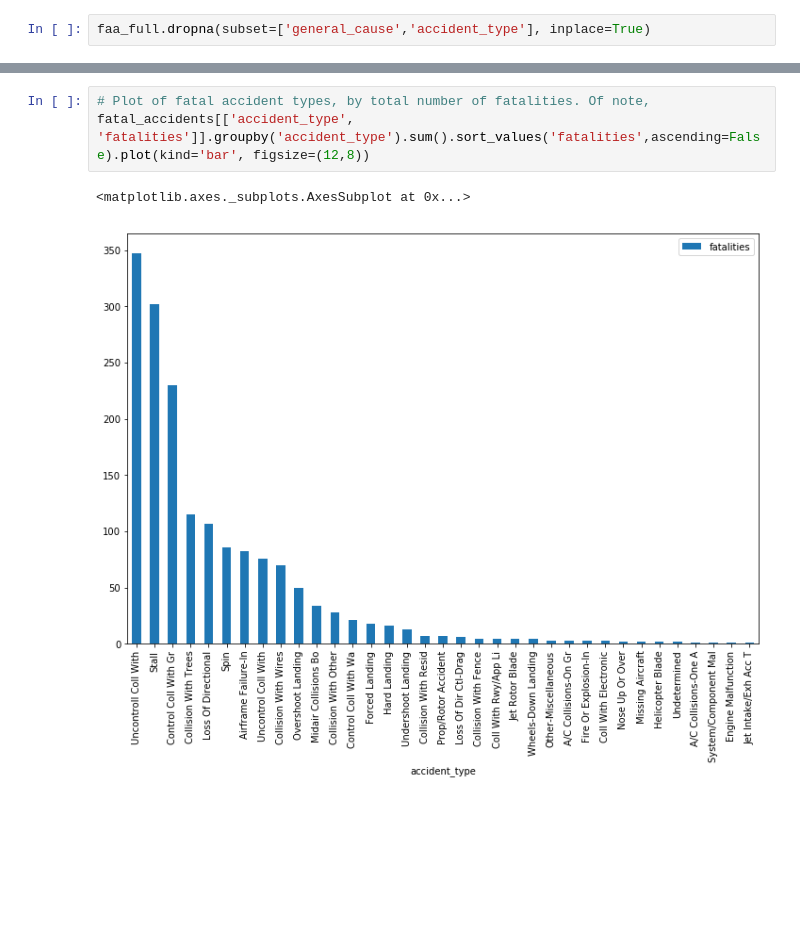
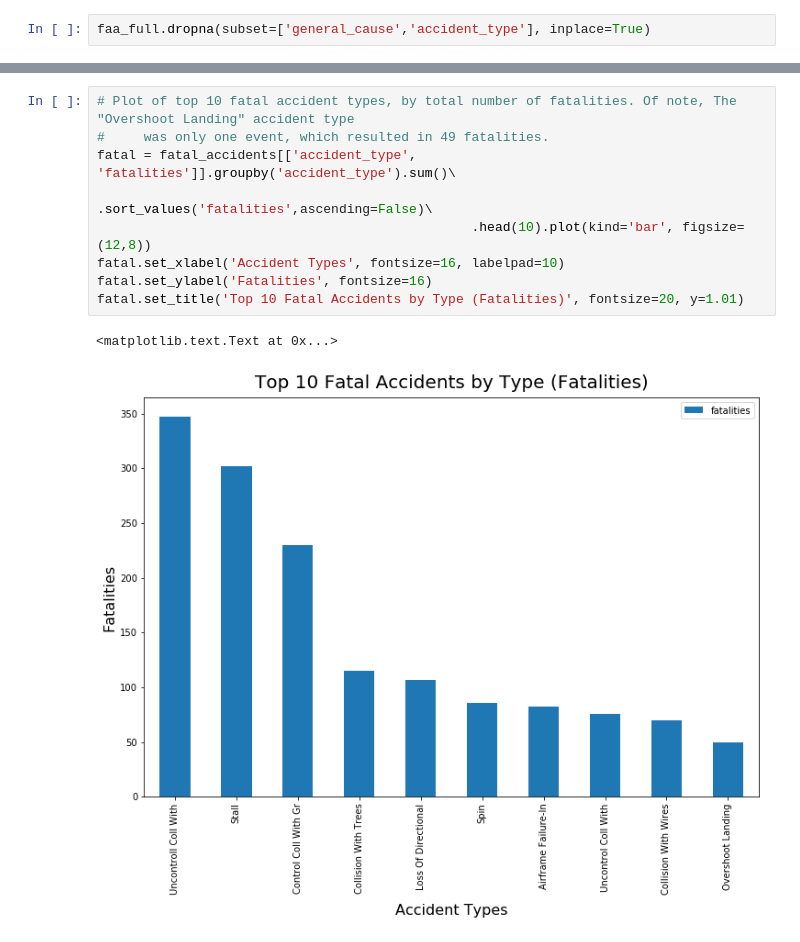
Before and after one commit to acobrapilot/homework, a Jupyter notebook: Final Project/Final Project - Aviation Mishap Data.ipynb, the cells around one changed output, grey strips where cells are left out. Cells and saved outputs as stored; diff of their text form; blank space fills up the shorter version.

```diff
--- a/Final Project/Final Project - Aviation Mishap Data.ipynb
+++ b/Final Project/Final Project - Aviation Mishap Data.ipynb
@@ -172,6 +225,12 @@ fatal_accidents.accident_type.value_counts().head(20).plot(kind='bar', figsize =
 # %%
-# Plot of fatal accident types, by total number of fatalities. Of note,
-fatal_accidents[['accident_type', 'fatalities']].groupby('accident_type').sum().sort_values('fatalities',ascending=False).plot(kind='bar', figsize=(12,8))
+# Plot of top 10 fatal accident types, by total number of fatalities. Of note, The "Overshoot Landing" accident type
+#     was only one event, which resulted in 49 fatalities.
+fatal = fatal_accidents[['accident_type', 'fatalities']].groupby('accident_type').sum()\
+                                                .sort_values('fatalities',ascending=False)\
+                                                .head(10).plot(kind='bar', figsize=(12,8))
+fatal.set_xlabel('Accident Types', fontsize=16, labelpad=10)
+fatal.set_ylabel('Fatalities', fontsize=16)
+fatal.set_title('Top 10 Fatal Accidents by Type (Fatalities)', fontsize=20, y=1.01)
 # %% [output]
-<matplotlib.axes._subplots.AxesSubplot at 0x...>
+<matplotlib.text.Text at 0x...>
-[figure, old version]
+[figure, new version]
```
Also changed, not shown: parts of 7 cells of this notebook.
